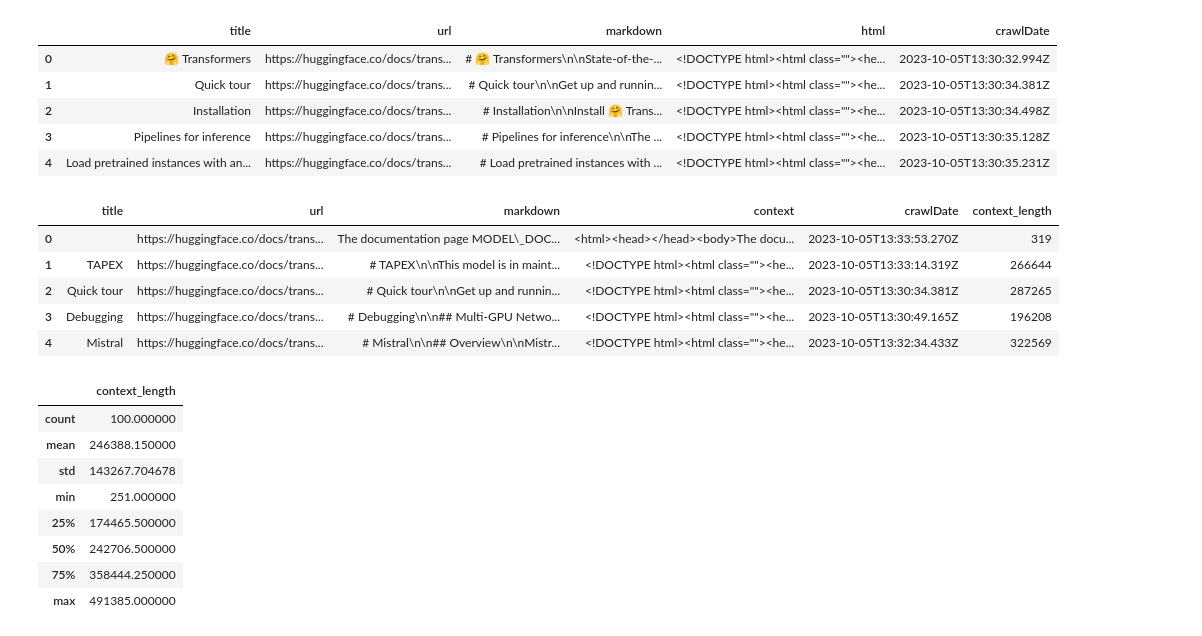
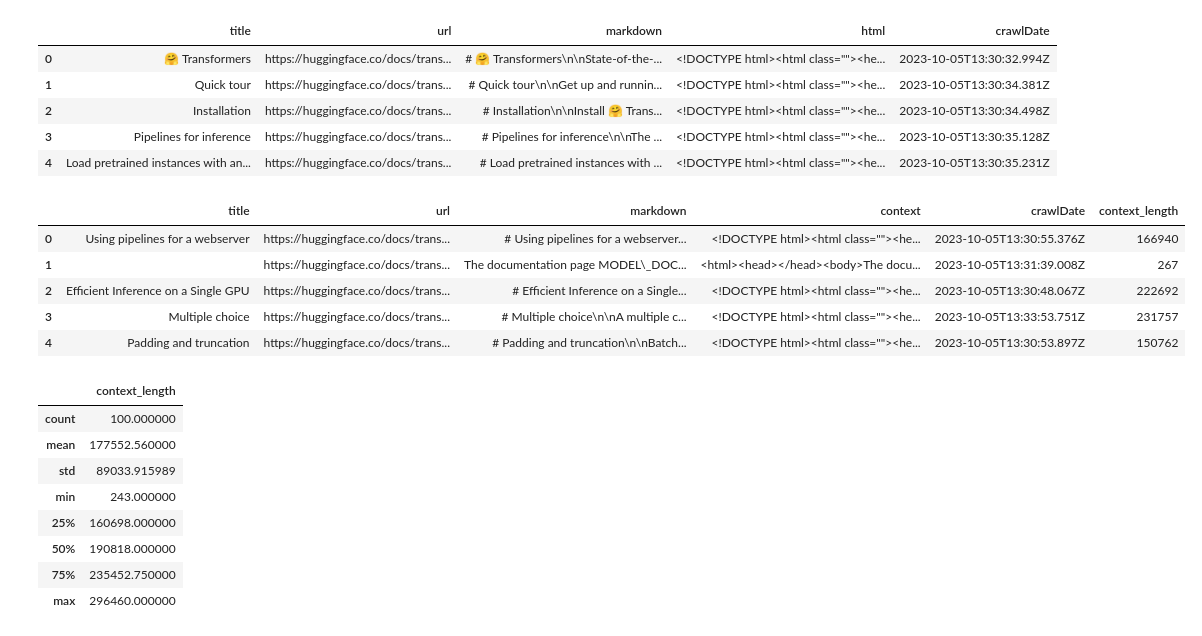
Before and after one commit to pacificcoast1/llama-stack, a Jupyter notebook: init6_html.ipynb, the cells around one changed output. Cells and saved outputs as stored; diff of their text form; code cells hidden in the pictures.

```diff
--- a/init6_html.ipynb
+++ b/init6_html.ipynb
@@ -18,31 +18,32 @@ df.head()
 # %%
 df = df.rename(columns={'html': 'context'})
 df['context_length'] = df['context'].apply(lambda x: len(x))
-df = df[df['context_length'] <= 500_000]
+# Documents greater than 300k give us a 500 error
+df = df[df['context_length'] <= 300_000]
 # All 300 documents takes about an 1.5 hours to ingest
 # So let's sample 100 for now
 df = df.sample(n=100).reset_index(drop=True)
 df.to_parquet("data/transformers.parquet")
 df.head()
 # %% [output]
 |  | title | url | markdown | context | crawlDate | context_length |
-| 0 |  | https://huggingface.co/docs/trans... | The documentation page MODEL\_DOC... | <html><head></head><body>The docu... | 2023-10-05T13:33:53.270Z | 319 |
-| 1 | TAPEX | https://huggingface.co/docs/trans... | # TAPEX\n\nThis model is in maint... | <!DOCTYPE html><html class=""><he... | 2023-10-05T13:33:14.319Z | 266644 |
-| 2 | Quick tour | https://huggingface.co/docs/trans... | # Quick tour\n\nGet up and runnin... | <!DOCTYPE html><html class=""><he... | 2023-10-05T13:30:34.381Z | 287265 |
-| 3 | Debugging | https://huggingface.co/docs/trans... | # Debugging\n\n## Multi-GPU Netwo... | <!DOCTYPE html><html class=""><he... | 2023-10-05T13:30:49.165Z | 196208 |
-| 4 | Mistral | https://huggingface.co/docs/trans... | # Mistral\n\n## Overview\n\nMistr... | <!DOCTYPE html><html class=""><he... | 2023-10-05T13:32:34.433Z | 322569 |
+| 0 | Using pipelines for a webserver | https://huggingface.co/docs/trans... | # Using pipelines for a webserver... | <!DOCTYPE html><html class=""><he... | 2023-10-05T13:30:55.376Z | 166940 |
+| 1 |  | https://huggingface.co/docs/trans... | The documentation page MODEL\_DOC... | <html><head></head><body>The docu... | 2023-10-05T13:31:39.008Z | 267 |
+| 2 | Efficient Inference on a Single GPU | https://huggingface.co/docs/trans... | # Efficient Inference on a Single... | <!DOCTYPE html><html class=""><he... | 2023-10-05T13:30:48.067Z | 222692 |
+| 3 | Multiple choice | https://huggingface.co/docs/trans... | # Multiple choice\n\nA multiple c... | <!DOCTYPE html><html class=""><he... | 2023-10-05T13:33:53.751Z | 231757 |
+| 4 | Padding and truncation | https://huggingface.co/docs/trans... | # Padding and truncation\n\nBatch... | <!DOCTYPE html><html class=""><he... | 2023-10-05T13:30:53.897Z | 150762 |
 # %%
 df.describe()
 # %% [output]
 |  | context_length |
 | count | 100.000000 |
-| mean | 246388.150000 |
-| std | 143267.704678 |
-| min | 251.000000 |
-| 25% | 174465.500000 |
-| 50% | 242706.500000 |
-| 75% | 358444.250000 |
-| max | 491385.000000 |
+| mean | 177552.560000 |
+| std | 89033.915989 |
+| min | 243.000000 |
+| 25% | 160698.000000 |
+| 50% | 190818.000000 |
+| 75% | 235452.750000 |
+| max | 296460.000000 |
 # %%
 from counter import get_and_increment_counter
 from llama_stack_client import LlamaStackClient
```
Also changed, not shown: parts of 2 cells of this notebook, 2 other files.
